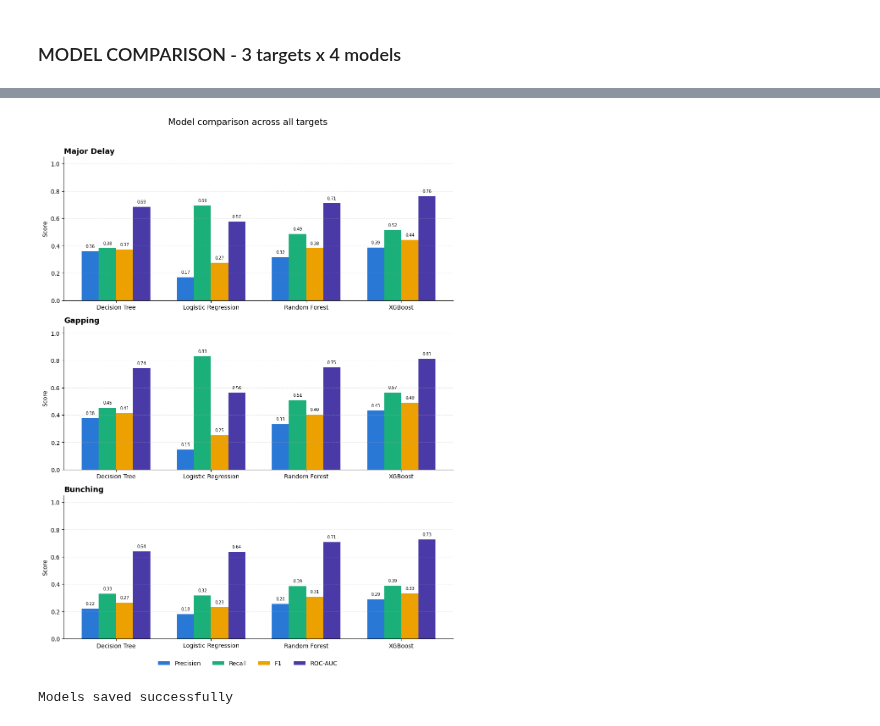
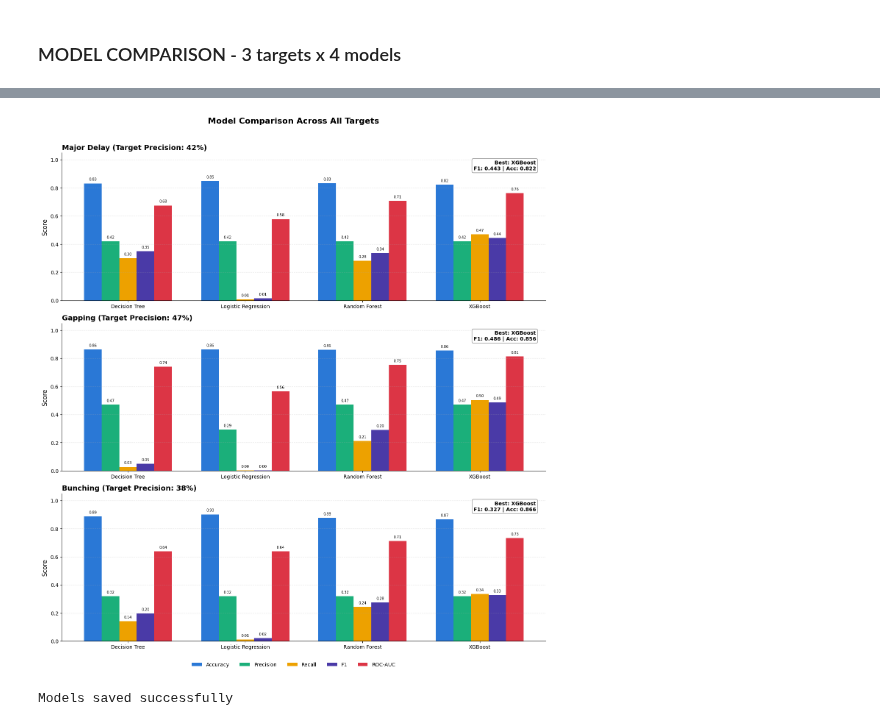
Before and after one commit to FathimaAmra/TTC-Predictive-Reliability-Intelligence-System, a Jupyter notebook: prediction_model.ipynb, the cells around one changed output, grey strips where cells are left out. Cells and saved outputs as stored; diff of their text form; code cells hidden in the pictures.

```diff
--- a/prediction_model.ipynb
+++ b/prediction_model.ipynb
@@ -82,21 +106,21 @@ def score_predictions(target, model_name, y_true, y_pred, y_prob, threshold, ver
 # %% [markdown]
 ### Model 1: Decision Tree
 # %%
-def run_decision_tree(target, X_train, X_test, y_train, y_test):
+def run_decision_tree(target, X_train, X_test, y_train, y_test, target_precision):
     # No scaling needed - tree splits are scale-invariant
     dt = DecisionTreeClassifier(random_state=RANDOM_STATE, class_weight="balanced", max_depth=12, min_samples_leaf=3,
         min_samples_split=5)
     dt.fit(X_train, y_train)
 
     y_prob = dt.predict_proba(X_test)[:, 1]
-    threshold = tune_threshold(y_test, y_prob)
+    threshold = tune_threshold(y_test, y_prob, target_precision)
     y_pred = (y_prob >= threshold).astype(int)
 
     return score_predictions(target, "Decision Tree", y_test, y_pred, y_prob, threshold)
 # %% [markdown]
 ### Model 2: Logistic Regression
 # %%
-def run_logistic_regression(target, X_train, X_test, y_train, y_test):
+def run_logistic_regression(target, X_train, X_test, y_train, y_test, target_precision):
     # Needs scaling - LR is sensitive to feature scale
     scaler = StandardScaler()
     X_train_scaled = scaler.fit_transform(X_train)
@@ -106,35 +130,36 @@ def run_logistic_regression(target, X_train, X_test, y_train, y_test):
     lr.fit(X_train_scaled, y_train)
 
     y_prob = lr.predict_proba(X_test_scaled)[:, 1]
-    threshold = tune_threshold(y_test, y_prob)
+    threshold = tune_threshold(y_test, y_prob, target_precision)
     y_pred = (y_prob >= threshold).astype(int)
 
     return score_predictions(target, "Logistic Regression", y_test, y_pred, y_prob, threshold)
 # %% [markdown]
 ### Model 3: Random Forest
 # %%
-def run_random_forest(target, X_train, X_test, y_train, y_test):
+def run_random_forest(target, X_train, X_test, y_train, y_test, target_precision):
     # No scaling needed
     rf = RandomForestClassifier(n_estimators=100, max_depth=15, min_samples_split=4, min_samples_leaf=2,
         class_weight="balanced", random_state=RANDOM_STATE, n_jobs=-1)
     rf.fit(X_train, y_train)
 
     y_prob = rf.predict_proba(X_test)[:, 1]
-    threshold = tune_threshold(y_test, y_prob)
+    threshold = tune_threshold(y_test, y_prob, target_precision)
     y_pred = (y_prob >= threshold).astype(int)
 
     return score_predictions(target, "Random Forest", y_test, y_pred, y_prob, threshold)
 # %% [markdown]
 ### Model 4: XGBoost
 # %%
-def run_xgboost(target, X_train, X_test, y_train, y_test, scale_pos_weight):
+def run_xgboost(target, X_train, X_test, y_train, y_test, scale_pos_weight, target_precision):
+
     xgb = XGBClassifier(n_estimators=250, max_depth=8, learning_rate=0.05, scale_pos_weight=scale_pos_weight,
         random_state=RANDOM_STATE, eval_metric="logloss")
 
     xgb.fit(X_train, y_train)
 
     y_prob = xgb.predict_proba(X_test)[:, 1]
-    threshold = tune_threshold(y_test, y_prob)
+    threshold = tune_threshold(y_test, y_prob, target_precision)
     y_pred = (y_prob >= threshold).astype(int)
 
     metrics =  score_predictions(target, "XGBoost", y_test, y_pred, y_prob, threshold)
@@ -250,11 +386,12 @@ best_per_target[["target","threshold","precision","recall","f1"]]
 Note: bunching is inherently the most difficult target to predict, which explains why its F1-score is lower than those for major delay and gapping.
 </div>
 # %%
-# Visulization for report
+# VISUALIZATION 1: MODEL COMPARISON (with Accuracy)
+# Configuration
 model_order = ["Decision Tree", "Logistic Regression", "Random Forest", "XGBoost"]
-metrics = ["precision", "recall", "f1", "roc_auc"]
-metric_labels = ["Precision", "Recall", "F1", "ROC-AUC"]
-colors = ["#2a78d6", "#1baf7a", "#eda100", "#4a3aa7"]
+metrics = ["accuracy", "precision", "recall", "f1", "roc_auc"]
+metric_labels = ["Accuracy", "Precision", "Recall", "F1", "ROC-AUC"]
+colors = ["#2a78d6", "#1baf7a", "#eda100", "#4a3aa7", "#dc3545"]
 
 label_map = {
     "is_major_delay": "Major Delay",
@@ -262,53 +399,66 @@ label_map = {
     "is_bunching_operational": "Bunching",
 }
 target_order = ["Major Delay", "Gapping", "Bunching"]
 
-# Map labels
+# Add target labels
 comparison_df["target_label"] = comparison_df["target"].map(label_map)
 
-# Remove duplicates if any (keep latest)
-comparison_df_clean = comparison_df.drop_duplicates(subset=['target', 'model'], keep='last')
+# Precision targets for subtitle
+precision_targets = {"Major Delay": "42%", "Gapping": "47%",  "Bunching": "38%"}
 
-fig, axes = plt.subplots(3, 1, figsize=(10, 13))
+# Create figure
+fig, axes = plt.subplots(3, 1, figsize=(14, 15))
 
 for ax, target_label in zip(axes, target_order):
-    # Filter and pivot
-    subset = comparison_df_clean[comparison_df_clean["target_label"] == target_label].set_index("model")
-    subset = subset.reindex(model_order)  # This will have the 4 models in order
+    subset = comparison_df[comparison_df["target_label"] == target_label].set_index("model")
+    subset = subset.reindex(model_order)
     x = np.arange(len(model_order))
-    width = 0.18
+    width = 0.15  # Slightly narrower for 5 metrics
     n_metrics = len(metrics)
 
+    # Plot bars
     for i, (metric, mlabel, color) in enumerate(zip(metrics, metric_labels, colors)):
         offset = (i - n_metrics / 2) * width + width / 2
         values = subset[metric].values
         bars = ax.bar(x + offset, values, width, label=mlabel, color=color)
+
         # Add value labels
         for bar, val in zip(bars, values):
             if not np.isnan(val):
-                ax.text(
-                    bar.get_x() + bar.get_width() / 2,
-                    bar.get_height() + 0.02,
-                    f"{val:.2f}",
-                    ha="center", va="bottom", fontsize=7
-                )
+                ax.text(bar.get_x() + bar.get_width()/2, bar.get_height() + 0.015,
+                       f"{val:.2f}", ha="center", va="bottom", fontsize=7)
 
+    # Find best model by F1
+    best_model = subset['f1'].idxmax()
+    best_f1 = subset.loc[best_model, 'f1']
+    best_acc = subset.loc[best_model, 'accuracy']
+
+    # Add best model annotation
+    ax.text(0.98, 0.95, f"Best: {best_model}\nF1: {best_f1:.3f} | Acc: {best_acc:.3f}",
+            transform=ax.transAxes, ha='right', va='top',
+            fontsize=10, fontweight='bold',
+            bbox=dict(boxstyle='round', facecolor='white', alpha=0.9, edgecolor='gray'))
+
+    # Formatting
     ax.set_xticks(x)
-    ax.set_xticklabels(model_order)
+    ax.set_xticklabels(model_order, fontsize=10)
     ax.set_ylim(0, 1.05)
-    ax.set_ylabel("Score")
-    ax.set_title(target_label, fontsize=13, fontweight="bold", loc="left")
+    ax.set_ylabel("Score", fontsize=12)
+    ax.set_title(f"{target_label} (Target Precision: {precision_targets[target_label]})",
+                 fontsize=14, fontweight="bold", loc="left")
     ax.spines["top"].set_visible(False)
     ax.spines["right"].set_visible(False)
     ax.grid(axis="y", linestyle="--", alpha=0.3)
 
+# Shared legend - update ncol to 5
 handles, labels = axes[0].get_legend_handles_labels()
-fig.legend(handles, labels, loc="lower center", ncol=4, frameon=False, bbox_to_anchor=(0.5, -0.01))
-fig.suptitle("Model comparison across all targets", fontsize=15, y=0.995)
+fig.legend(handles, labels, loc="lower center", ncol=5, frameon=False, bbox_to_anchor=(0.5, -0.01), fontsize=10)
+fig.suptitle("Model Comparison Across All Targets", fontsize=16, fontweight="bold", y=0.995)
+
 plt.tight_layout(rect=[0, 0.02, 1, 0.98])
 plt.show()
 # %% [output]
-[figure, old version]
+[figure, new version]
 # %%
 # Save the fitted XGBoost models
 os.makedirs("models", exist_ok=True)
```
Also changed, not shown: parts of 6 cells of this notebook, 5 other files.
